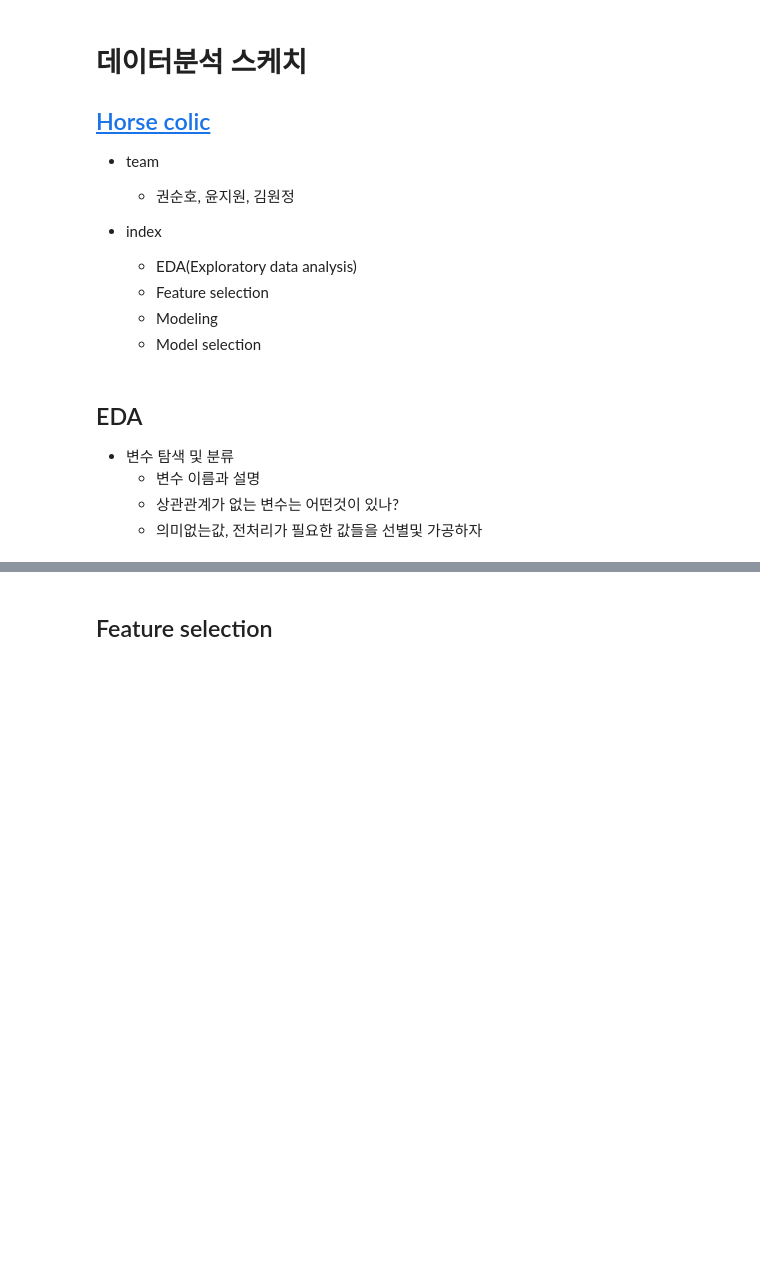
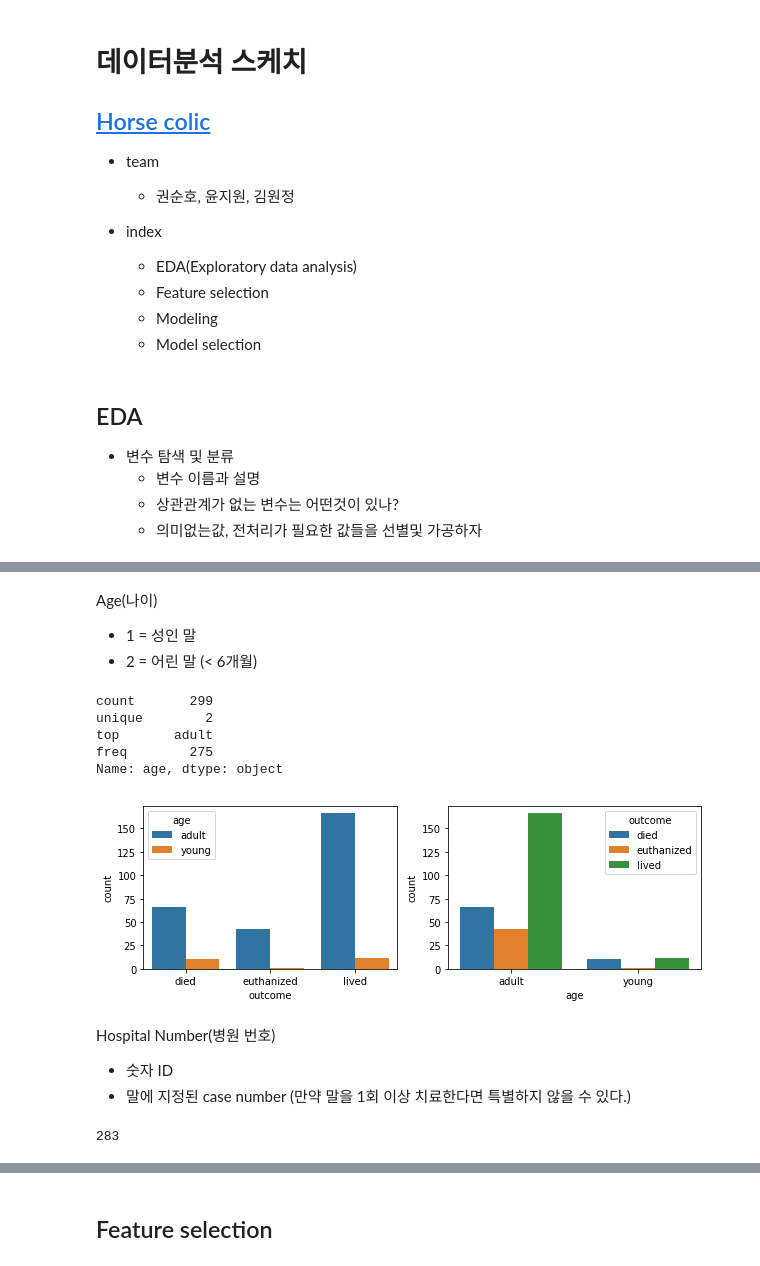
Before and after one commit to sooooner/horse_colic, a Jupyter notebook: horse-colic.ipynb, the cells around one changed output, grey strips where cells are left out. Cells and saved outputs as stored; diff of their text form; code cells hidden in the pictures; blank space fills up the shorter version.

```diff
--- a/horse-colic.ipynb
+++ b/horse-colic.ipynb
@@ -258,0 +74,21 @@ df.tail()
+# %%
+df['surgery'].replace({'yes': 1, 'no': 2}, inplace=True)
+# %% [markdown]
+Age(나이)
+- 1 = 성인 말
+- 2 = 어린 말 (< 6개월)
+# %%
+print(df['age'].describe())
+plt.figure(figsize=(10,3))
+plt.subplot(1,2,1)
+sns.countplot('outcome', hue='age', data=df)
+plt.subplot(1,2,2)
+sns.countplot('age', hue='outcome', data=df)
+plt.show()
+# %% [output]
+count       299
+unique        2
+top       adult
+freq        275
+Name: age, dtype: object
+[figure, added]
@@ -258,0 +97,9 @@ df.tail()
+# %% [markdown]
+Hospital Number(병원 번호)
+ - 숫자 ID
+ - 말에 지정된 case number
+      (만약 말을 1회 이상 치료한다면 특별하지 않을 수 있다.)
+# %%
+len(df['hospital_number'].unique())
+# %% [output]
+283
```
Also changed, not shown: parts of 72 cells of this notebook.
